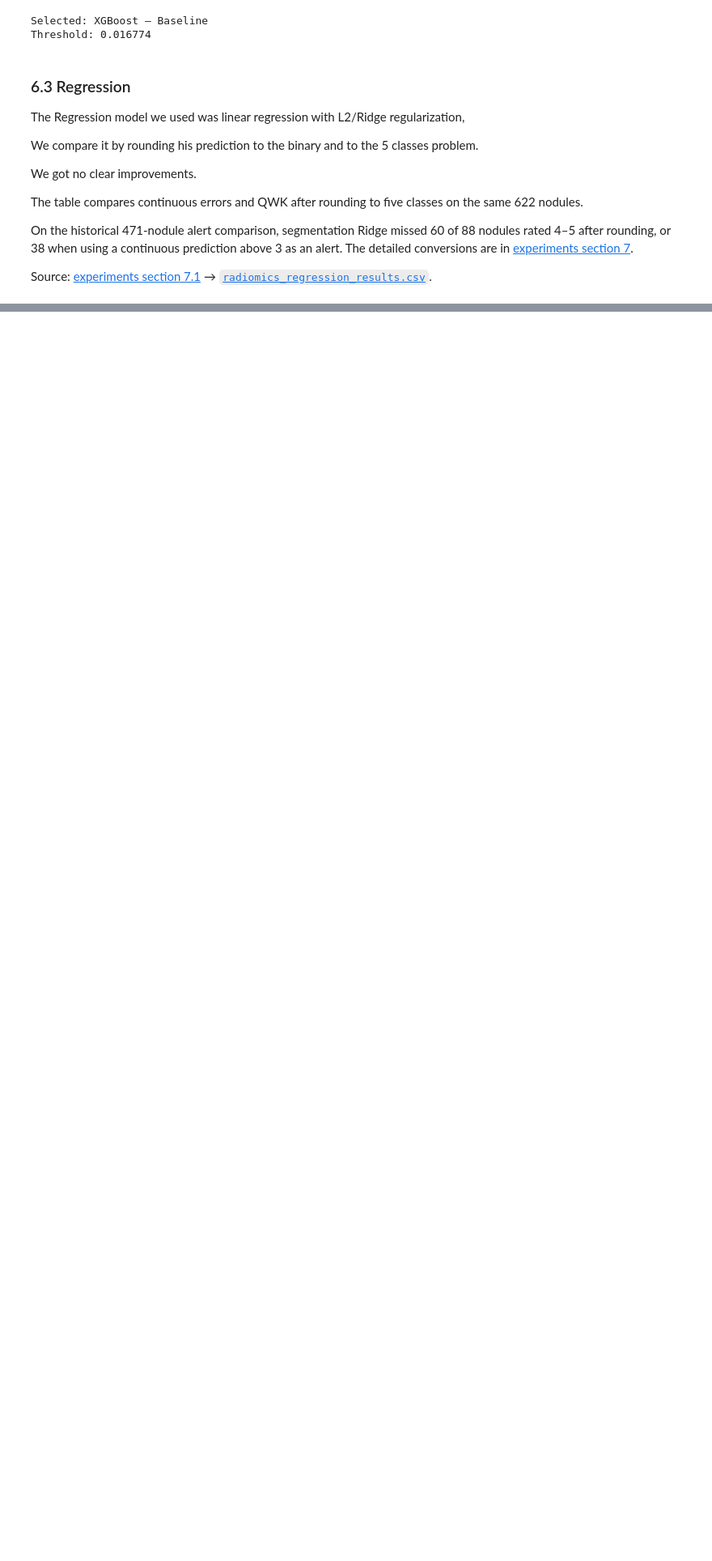
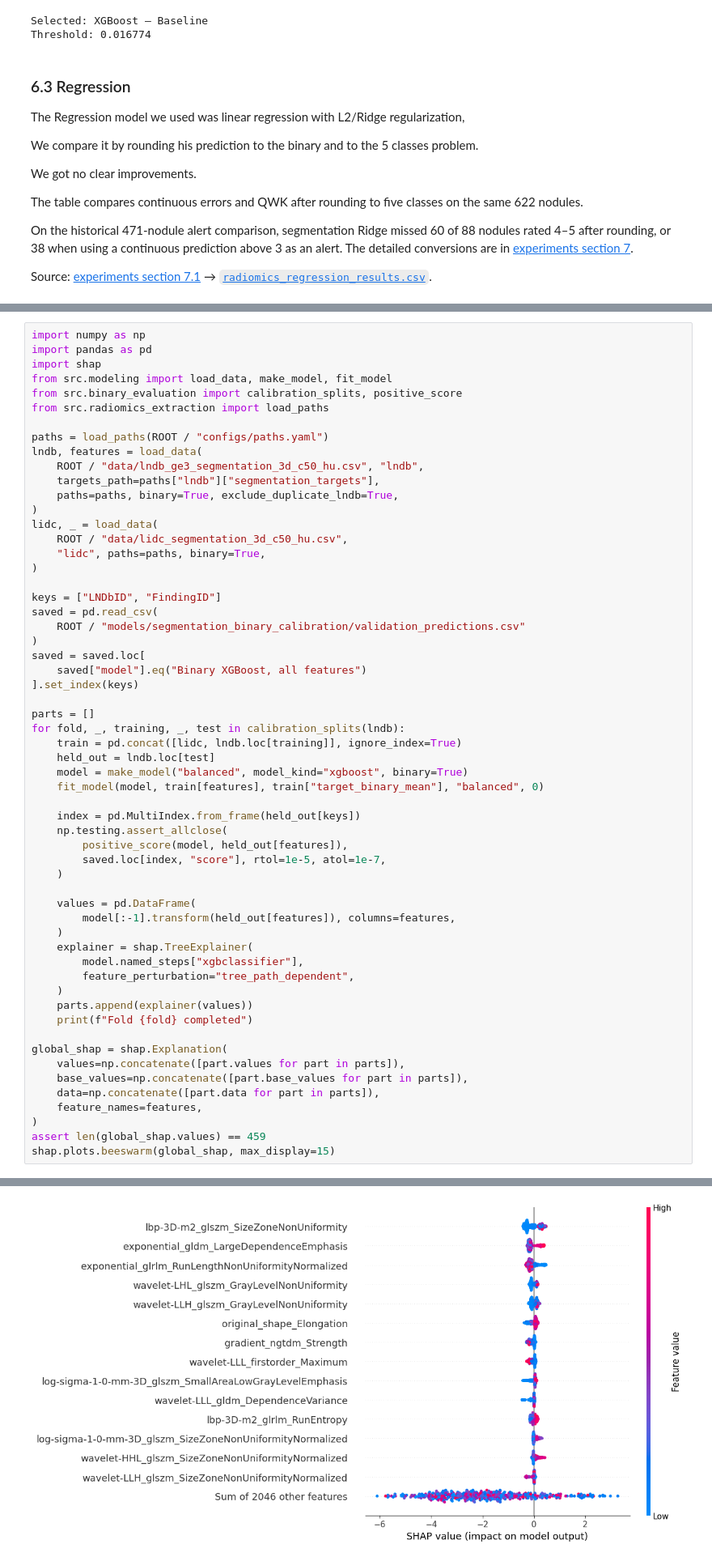
Before and after one commit to anaaaraujoo/lung-ct-classification, a Jupyter notebook: notebooks/radiomics_analysis.ipynb, the cells around one changed output, grey strips where cells are left out. Shown at 81% size. Drawn from its saved outputs; the diff is of its cells as text; blank space fills up the shorter version.

```diff
--- a/notebooks/radiomics_analysis.ipynb
+++ b/notebooks/radiomics_analysis.ipynb
@@ -611,0 +627,59 @@ display(regression_results.set_index("region")[[
+# %%
+import numpy as np
+import pandas as pd
+import shap
+from src.modeling import load_data, make_model, fit_model
+from src.binary_evaluation import calibration_splits, positive_score
+from src.radiomics_extraction import load_paths
+
+paths = load_paths(ROOT / "configs/paths.yaml")
+lndb, features = load_data(
+    ROOT / "data/lndb_ge3_segmentation_3d_c50_hu.csv", "lndb",
+    targets_path=paths["lndb"]["segmentation_targets"],
+    paths=paths, binary=True, exclude_duplicate_lndb=True,
+)
+lidc, _ = load_data(
+    ROOT / "data/lidc_segmentation_3d_c50_hu.csv",
+    "lidc", paths=paths, binary=True,
+)
+
+keys = ["LNDbID", "FindingID"]
+saved = pd.read_csv(
+    ROOT / "models/segmentation_binary_calibration/validation_predictions.csv"
+)
+saved = saved.loc[
+    saved["model"].eq("Binary XGBoost, all features")
+].set_index(keys)
+
+parts = []
+for fold, _, training, _, test in calibration_splits(lndb):
+    train = pd.concat([lidc, lndb.loc[training]], ignore_index=True)
+    held_out = lndb.loc[test]
+    model = make_model("balanced", model_kind="xgboost", binary=True)
+    fit_model(model, train[features], train["target_binary_mean"], "balanced", 0)
+
+    index = pd.MultiIndex.from_frame(held_out[keys])
+    np.testing.assert_allclose(
+        positive_score(model, held_out[features]),
+        saved.loc[index, "score"], rtol=1e-5, atol=1e-7,
+    )
+
+    values = pd.DataFrame(
+        model[:-1].transform(held_out[features]), columns=features,
+    )
+    explainer = shap.TreeExplainer(
+        model.named_steps["xgbclassifier"],
+        feature_perturbation="tree_path_dependent",
+    )
+    parts.append(explainer(values))
+    print(f"Fold {fold} completed")
+
+global_shap = shap.Explanation(
+    values=np.concatenate([part.values for part in parts]),
+    base_values=np.concatenate([part.base_values for part in parts]),
+    data=np.concatenate([part.data for part in parts]),
+    feature_names=features,
+)
+assert len(global_shap.values) == 459
+shap.plots.beeswarm(global_shap, max_display=15)
+# %% [output]
@@ -611,0 +691 @@ display(regression_results.set_index("region")[[
+[figure, added]
```
Also changed, not shown: parts of 2 cells of this notebook, 5 other files.
